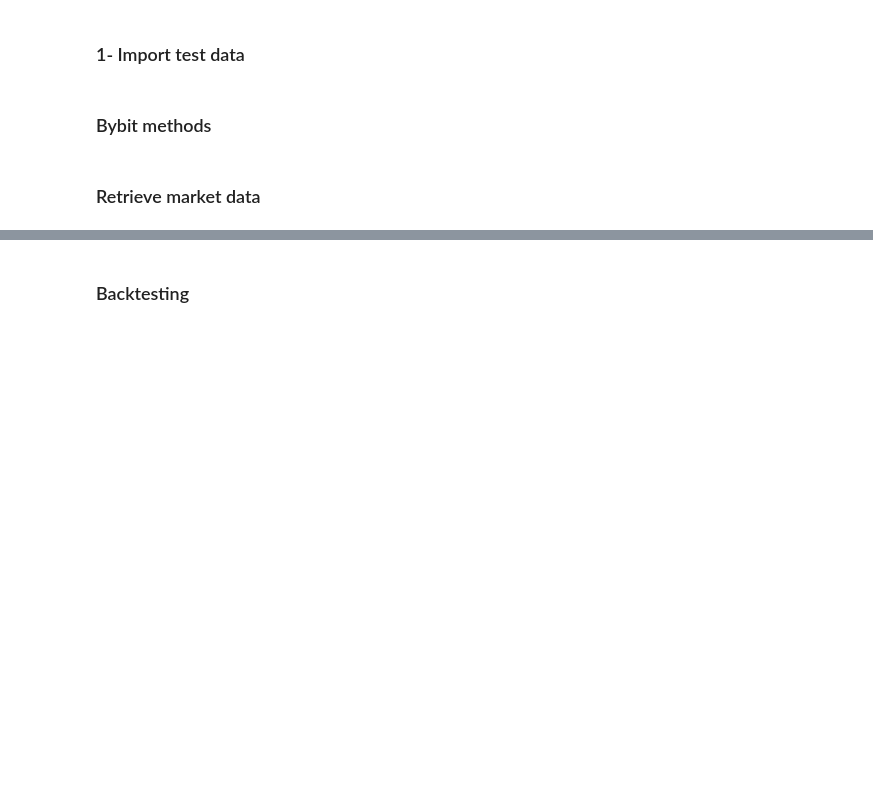
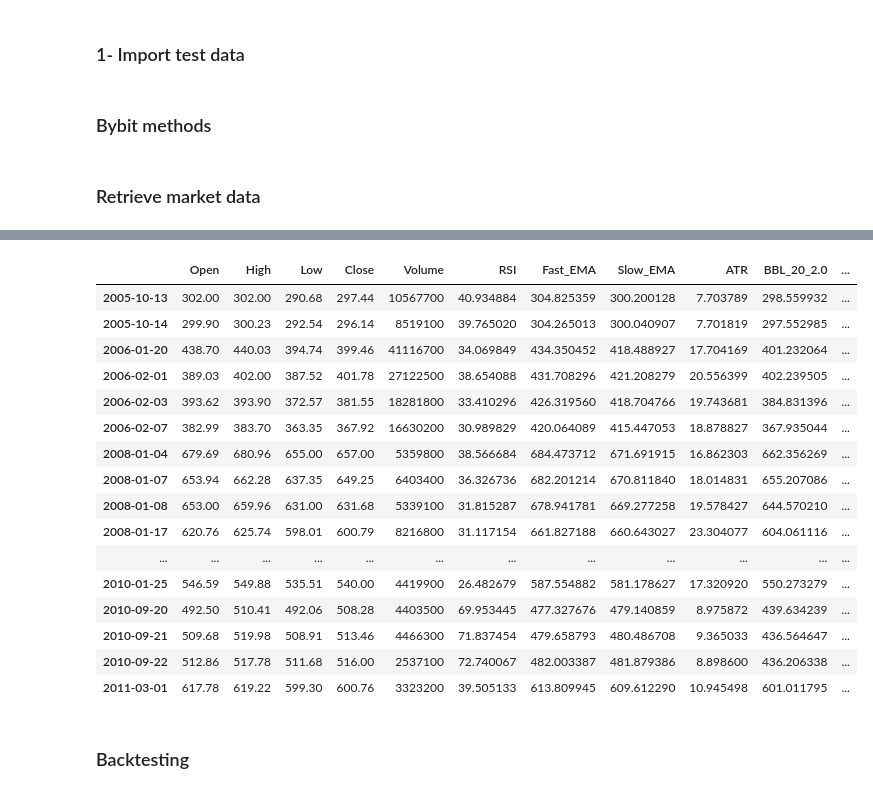
Before and after one commit to jackson0143/BybitTradingBot-Collection, a Jupyter notebook: test.ipynb, the cells around one changed output, grey strips where cells are left out. Saved outputs shown, nothing was run; the diff lists cells and outputs as text; code cells hidden in the pictures; blank space fills up the shorter version.

```diff
--- a/test.ipynb
+++ b/test.ipynb
@@ -82,10 +82,10 @@ def fetch_market_data(symbol, interval, category, start_date=None, end_date=None
     df = df.join(bbands)
 
 
-    backcandles = 6
+    backcandles = 100
     #df.reset_index(inplace=True, drop=True)
-    df['EMA_SIGNAL'] = [ema_signal(df, i) if i >= backcandles - 1 else 0 for i in range(len(df))]
-    df['TOTAL_SIGNAL'] = [total_signal(df, i) if i >= backcandles-1 else 0 for i in range(len(df))]
+    df['EMA_SIGNAL'] = [ema_signal(df, i, backcandles) if i >= backcandles - 1 else 0 for i in range(len(df))]
+    df['TOTAL_SIGNAL'] = [total_signal(df, i, backcandles) if i >= backcandles-1 else 0 for i in range(len(df))]
 
 
     df['pointpos'] = [
@@ -100,10 +100,10 @@ def fetch_market_data(symbol, interval, category, start_date=None, end_date=None
 
 
 
-def ema_signal(df, current_candle, backcandles=6 ):
+def ema_signal(df, current_candle, backcandles ):
     df_copy = df.copy()
-    start = max(0, current_candle - backcandles+1) #starts at 0, or whatever candle we can reach . ADD 1 if we want to include current candle right?
-    end = current_candle+1      #add 1 ehre too
+    start = max(0, current_candle - backcandles) #starts at 0, or whatever candle we can reach . ADD 1 if we want to include current candle right?
+    end = current_candle     #add 1 ehre too
     df_new = df_copy.iloc[start:end]
 
     if all(df_new['Fast_EMA'] > df_new['Slow_EMA']):
@@ -192,3 +210,23 @@ fig.show()
+# %%
+df[df['TOTAL_SIGNAL']!= 0].head(20)
+# %% [output]
+|  | Open | High | Low | Close | Volume | RSI | Fast_EMA | Slow_EMA | ATR | BBL_20_2.0 | ... |
+| 2005-10-13 | 302.00 | 302.00 | 290.68 | 297.44 | 10567700 | 40.934884 | 304.825359 | 300.200128 | 7.703789 | 298.559932 | ... |
+| 2005-10-14 | 299.90 | 300.23 | 292.54 | 296.14 | 8519100 | 39.765020 | 304.265013 | 300.040907 | 7.701819 | 297.552985 | ... |
+| 2006-01-20 | 438.70 | 440.03 | 394.74 | 399.46 | 41116700 | 34.069849 | 434.350452 | 418.488927 | 17.704169 | 401.232064 | ... |
+| 2006-02-01 | 389.03 | 402.00 | 387.52 | 401.78 | 27122500 | 38.654088 | 431.708296 | 421.208279 | 20.556399 | 402.239505 | ... |
+| 2006-02-03 | 393.62 | 393.90 | 372.57 | 381.55 | 18281800 | 33.410296 | 426.319560 | 418.704766 | 19.743681 | 384.831396 | ... |
+| 2006-02-07 | 382.99 | 383.70 | 363.35 | 367.92 | 16630200 | 30.989829 | 420.064089 | 415.447053 | 18.878827 | 367.935044 | ... |
+| 2008-01-04 | 679.69 | 680.96 | 655.00 | 657.00 | 5359800 | 38.566684 | 684.473712 | 671.691915 | 16.862303 | 662.356269 | ... |
+| 2008-01-07 | 653.94 | 662.28 | 637.35 | 649.25 | 6403400 | 36.326736 | 682.201214 | 670.811840 | 18.014831 | 655.207086 | ... |
+| 2008-01-08 | 653.00 | 659.96 | 631.00 | 631.68 | 5339100 | 31.815287 | 678.941781 | 669.277258 | 19.578427 | 644.570210 | ... |
+| 2008-01-17 | 620.76 | 625.74 | 598.01 | 600.79 | 8216800 | 31.117154 | 661.827188 | 660.643027 | 23.304077 | 604.061116 | ... |
+| ... | ... | ... | ... | ... | ... | ... | ... | ... | ... | ... | ... |
+| 2010-01-25 | 546.59 | 549.88 | 535.51 | 540.00 | 4419900 | 26.482679 | 587.554882 | 581.178627 | 17.320920 | 550.273279 | ... |
+| 2010-09-20 | 492.50 | 510.41 | 492.06 | 508.28 | 4403500 | 69.953445 | 477.327676 | 479.140859 | 8.975872 | 439.634239 | ... |
+| 2010-09-21 | 509.68 | 519.98 | 508.91 | 513.46 | 4466300 | 71.837454 | 479.658793 | 480.486708 | 9.365033 | 436.564647 | ... |
+| 2010-09-22 | 512.86 | 517.78 | 511.68 | 516.00 | 2537100 | 72.740067 | 482.003387 | 481.879386 | 8.898600 | 436.206338 | ... |
+| 2011-03-01 | 617.78 | 619.22 | 599.30 | 600.76 | 3323200 | 39.505133 | 613.809945 | 609.612290 | 10.945498 | 601.011795 | ... |
 # %% [markdown]
 ### Backtesting
 # %%
```
Also changed, not shown: parts of 4 cells of this notebook, 5 other files.
